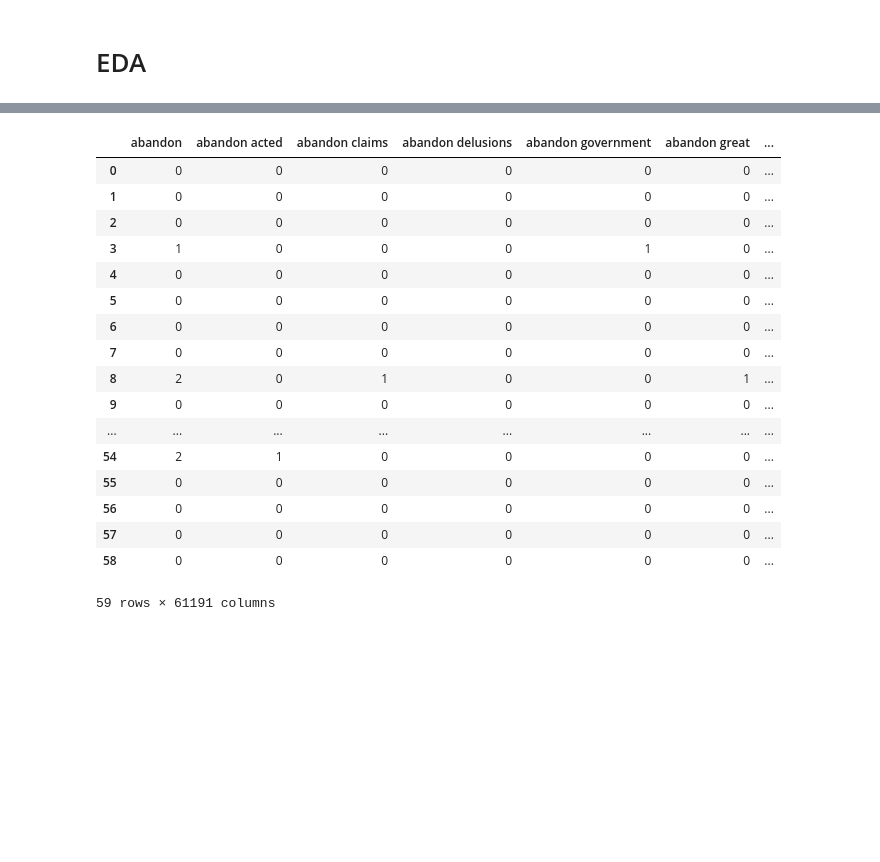
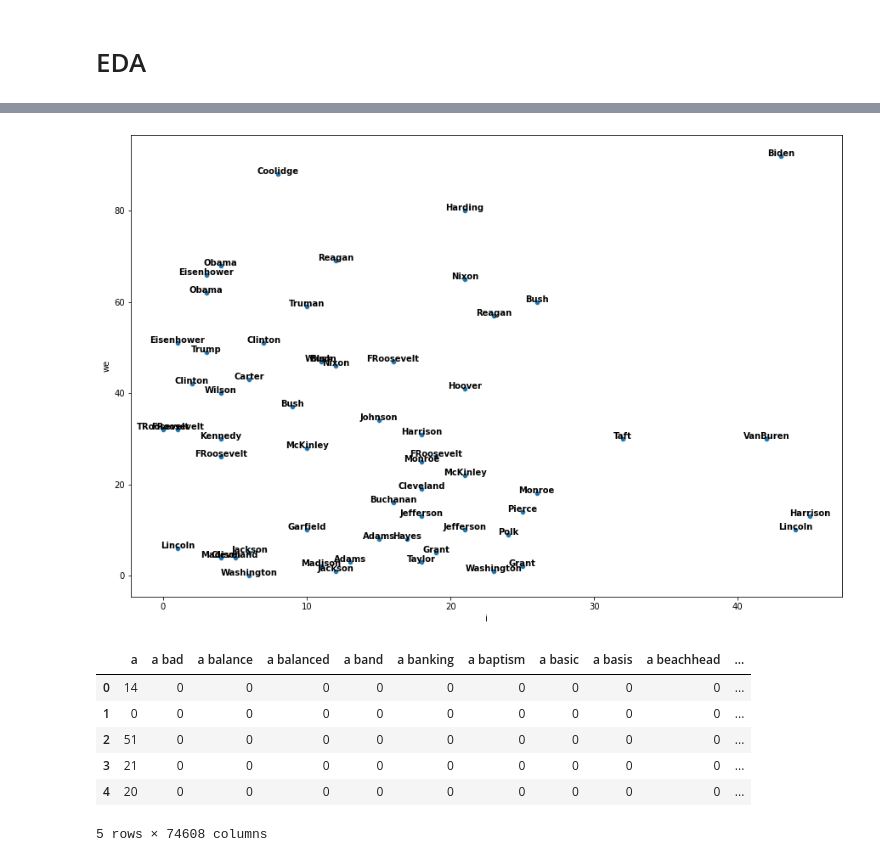
Before and after one commit to andrewdouglassmith1/NLP_Inaugural_Addresses, a Jupyter notebook: Code/02_NLP_Analysis.ipynb, the cells around one changed output, grey strips where cells are left out. Cells and saved outputs as stored; diff of their text form; code cells hidden in the pictures; blank space fills up the shorter version.

```diff
--- a/Code/02_NLP_Analysis.ipynb
+++ b/Code/02_NLP_Analysis.ipynb
@@ -36,0 +45,3 @@ df.head()
+# %%
+# Number of sentences
+df['total_sentences'] = df['address'].apply(lambda x: len(sent_tokenize(x)))
@@ -36,0 +58,3 @@ df.head()
+# %%
+# Number of words
+df['total_words'] = df['address'].apply(lambda x: len(word_tokenize(x)))
@@ -36,0 +71,3 @@ df.head()
+# %%
+# Number of words / sentence
+df['words_per_sentence'] = df['total_words']/df['total_sentences']
@@ -37,8 +114,21 @@ df.head()
+# %%
+#Create figure
+plt.figure(figsize = (15,10))
+
+# Create scatterplot. alpha controls the opacity and s controls the size.
+ax = sns.scatterplot(x = result.i, y = result.we)
+
+
+#For each point, we add a text inside the bubble
+for line in range(0,df.shape[0]):
+     ax.text(result.i.iloc[line], result.we.iloc[line], result.pres_name.iloc[line], horizontalalignment='center', size='medium', color='black', weight='semibold')
+# %% [output]
+[figure, added]
 # %%
 text = df['address']
 
 # Define Count Vectorizer
-vectorizer = CountVectorizer(analyzer='word',token_pattern=r'\b[^\d\W]+\b',stop_words = 'english',ngram_range=(1,2))
+vectorizer = CountVectorizer(analyzer='word',token_pattern=r'\b[^\d\W]+\b',ngram_range=(1,2))
 
 # call `fit` to build the vocabulary
 vectorizer.fit(text)
@@ -51,26 +141,15 @@ x_back = x.toarray()
 # %%
 # View word Matrix
 
-pd.DataFrame(x_back, columns=vectorizer.get_feature_names())
+pd.DataFrame(x_back, columns=vectorizer.get_feature_names()).head()
 # %% [output]
-|  | abandon | abandon acted | abandon claims | abandon delusions | abandon government | abandon great | ... |
-| 0 | 0 | 0 | 0 | 0 | 0 | 0 | ... |
-| 1 | 0 | 0 | 0 | 0 | 0 | 0 | ... |
-| 2 | 0 | 0 | 0 | 0 | 0 | 0 | ... |
-| 3 | 1 | 0 | 0 | 0 | 1 | 0 | ... |
-| 4 | 0 | 0 | 0 | 0 | 0 | 0 | ... |
-| 5 | 0 | 0 | 0 | 0 | 0 | 0 | ... |
-| 6 | 0 | 0 | 0 | 0 | 0 | 0 | ... |
-| 7 | 0 | 0 | 0 | 0 | 0 | 0 | ... |
-| 8 | 2 | 0 | 1 | 0 | 0 | 1 | ... |
-| 9 | 0 | 0 | 0 | 0 | 0 | 0 | ... |
-| ... | ... | ... | ... | ... | ... | ... | ... |
-| 54 | 2 | 1 | 0 | 0 | 0 | 0 | ... |
-| 55 | 0 | 0 | 0 | 0 | 0 | 0 | ... |
-| 56 | 0 | 0 | 0 | 0 | 0 | 0 | ... |
-| 57 | 0 | 0 | 0 | 0 | 0 | 0 | ... |
-| 58 | 0 | 0 | 0 | 0 | 0 | 0 | ... |
+|  | a | a bad | a balance | a balanced | a band | a banking | a baptism | a basic | a basis | a beachhead | ... |
+| 0 | 14 | 0 | 0 | 0 | 0 | 0 | 0 | 0 | 0 | 0 | ... |
+| 1 | 0 | 0 | 0 | 0 | 0 | 0 | 0 | 0 | 0 | 0 | ... |
+| 2 | 51 | 0 | 0 | 0 | 0 | 0 | 0 | 0 | 0 | 0 | ... |
+| 3 | 21 | 0 | 0 | 0 | 0 | 0 | 0 | 0 | 0 | 0 | ... |
+| 4 | 20 | 0 | 0 | 0 | 0 | 0 | 0 | 0 | 0 | 0 | ... |
-59 rows × 61191 columns
+5 rows × 74608 columns
 # %%
 # Determine what are the most common words
 
```
Also changed, not shown: parts of 21 cells of this notebook, 3 other files.
